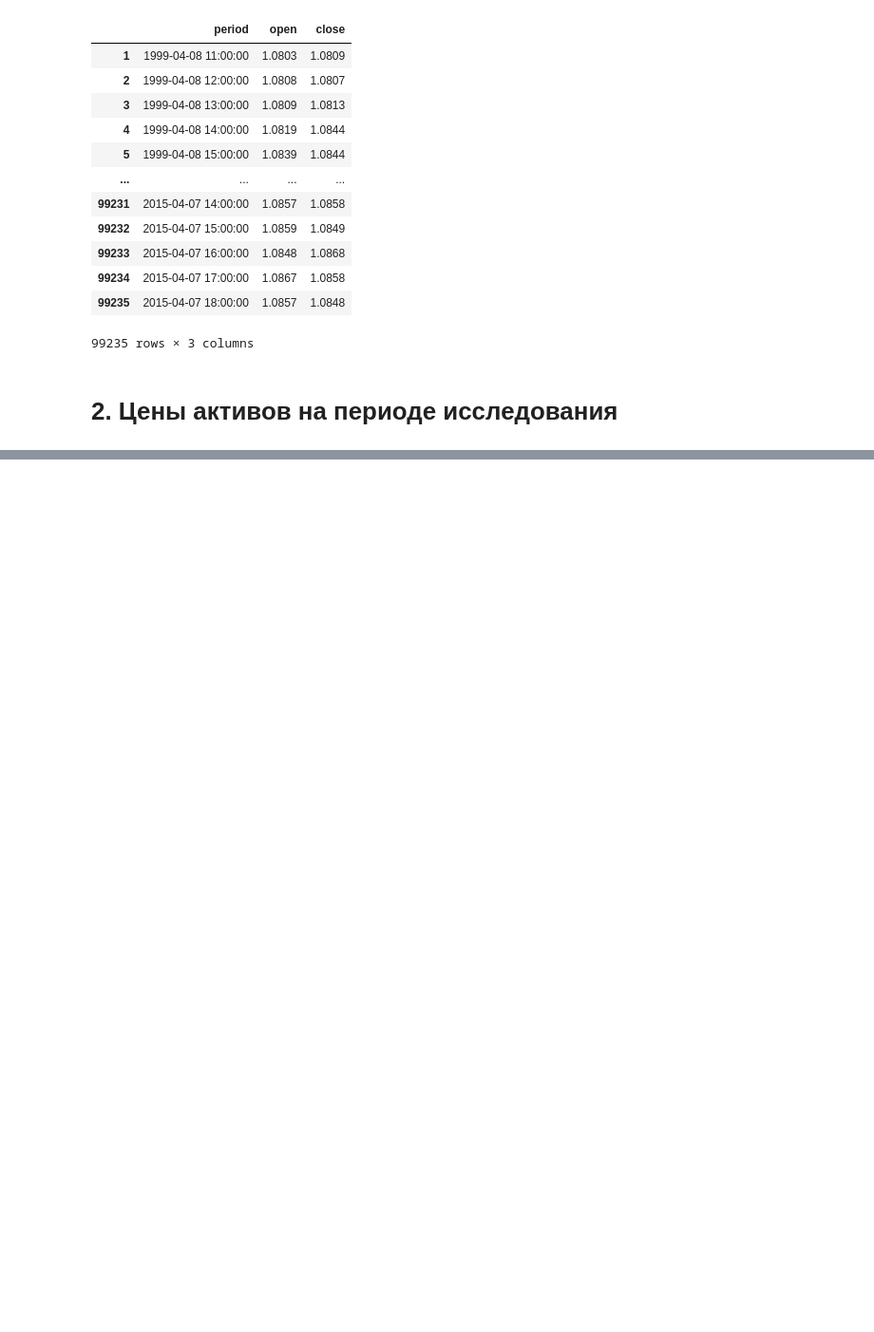
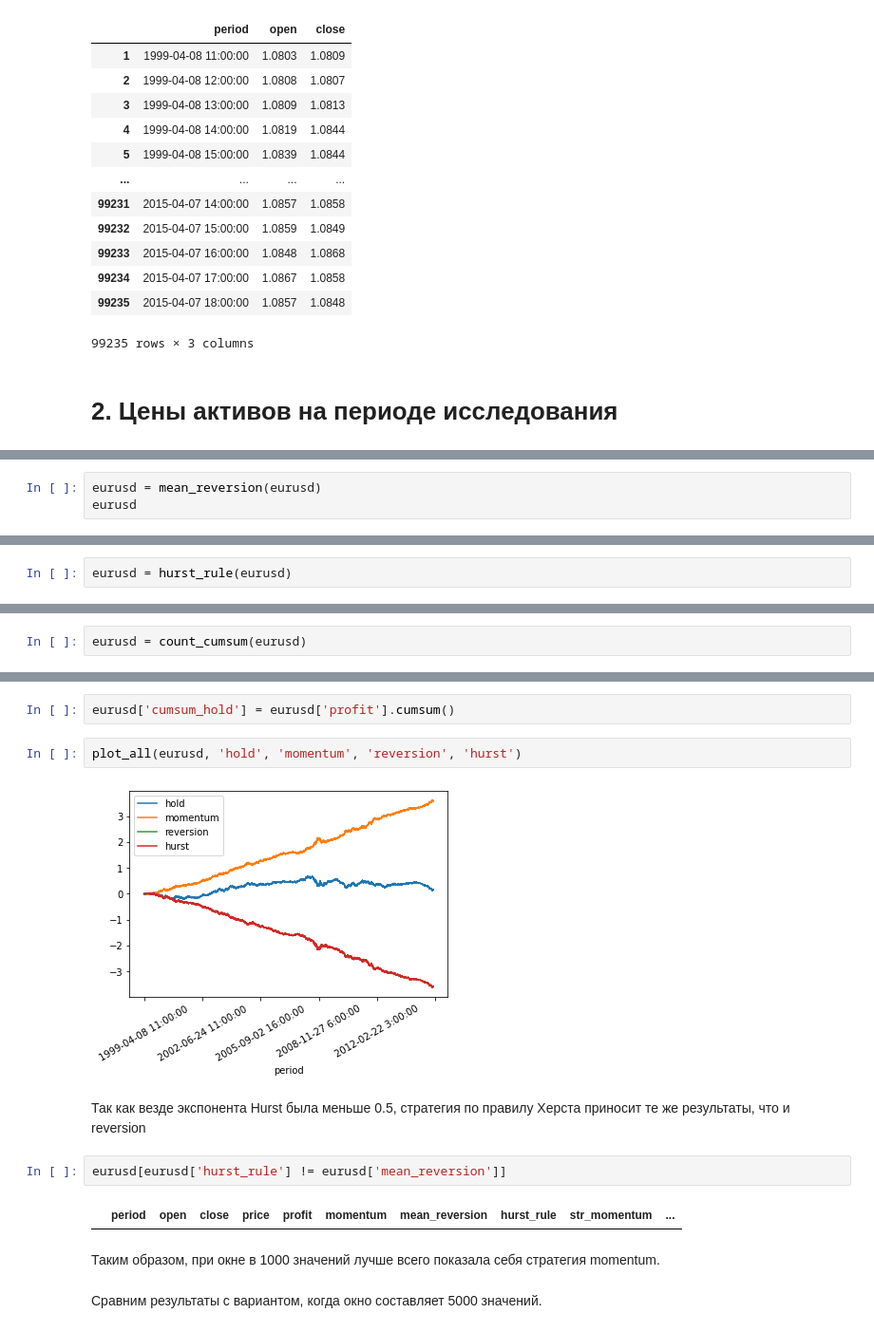
Before and after one commit to KamilaKur/IT4FinProject, a Jupyter notebook: Project.ipynb, the cells around one changed output, grey strips where cells are left out. Shown at 95% size. Saved outputs shown, nothing was run; the diff lists cells and outputs as text; blank space fills up the shorter version.

```diff
--- a/Project.ipynb
+++ b/Project.ipynb
@@ -67,0 +145,3 @@ utils.plot_candles(eurusd, 0.01)
+# %%
+eurusd = mean_reversion(eurusd)
+eurusd
@@ -67,0 +173,2 @@ utils.plot_candles(eurusd, 0.01)
+# %%
+eurusd = hurst_rule(eurusd)
@@ -67,0 +191,2 @@ utils.plot_candles(eurusd, 0.01)
+# %%
+eurusd = count_cumsum(eurusd)
@@ -67,0 +202,16 @@ utils.plot_candles(eurusd, 0.01)
+# %%
+eurusd['cumsum_hold'] = eurusd['profit'].cumsum()
+# %%
+plot_all(eurusd, 'hold', 'momentum', 'reversion', 'hurst')
+# %% [output]
+[figure, added]
+# %% [markdown]
+Так как везде экспонента Hurst была меньше 0.5, стратегия по правилу Херста приносит те же результаты, что и reversion
+# %%
+eurusd[eurusd['hurst_rule'] != eurusd['mean_reversion']]
+# %% [output]
+|  | period | open | close | price | profit | momentum | mean_reversion | hurst_rule | str_momentum | ... |
+# %% [markdown]
+Таким образом, при окне в 1000 значений лучше всего показала себя стратегия momentum.
+# %% [markdown]
+Сравним результаты с вариантом, когда окно составляет 5000 значений.
```
Also changed, not shown: parts of 27 cells of this notebook.
